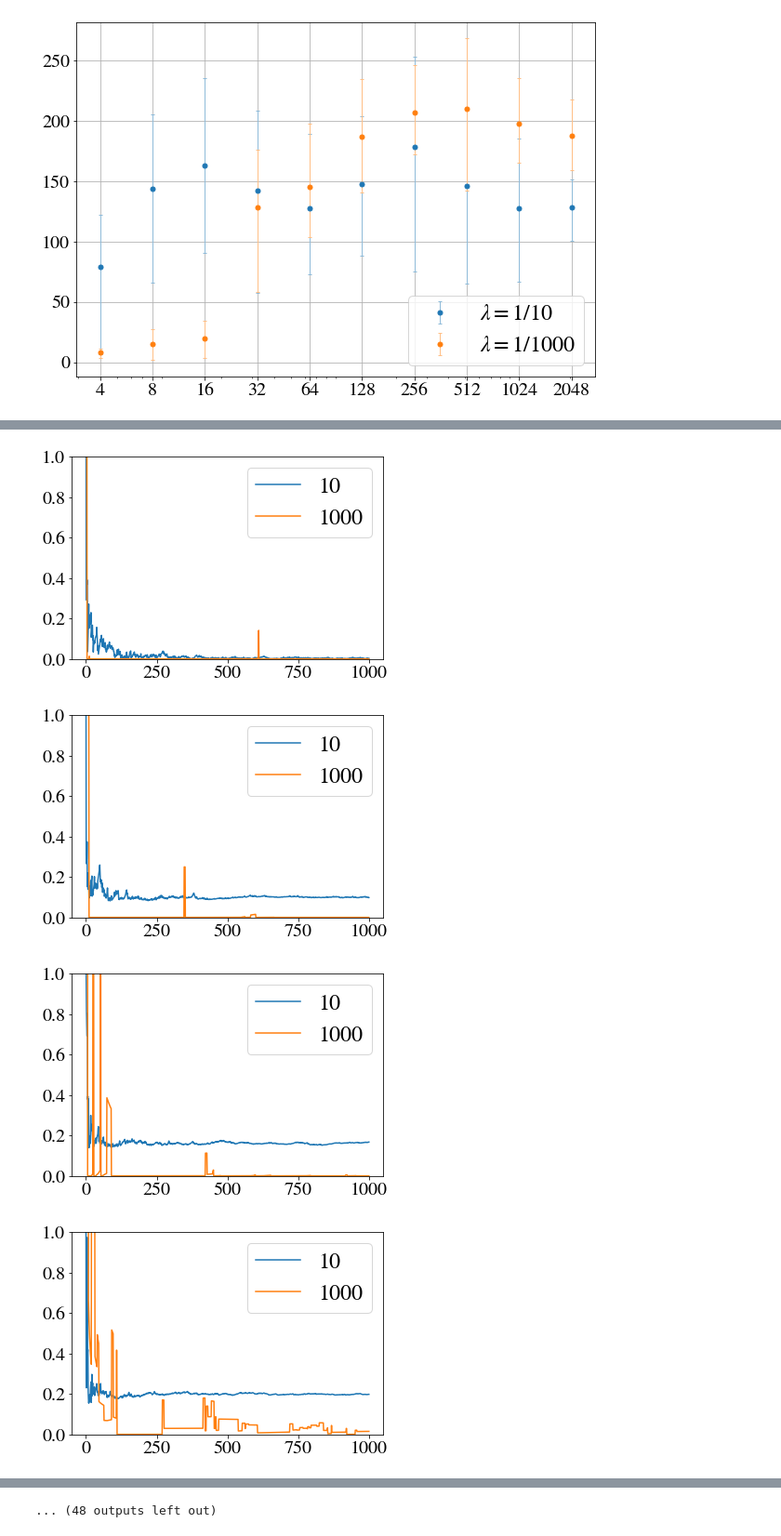
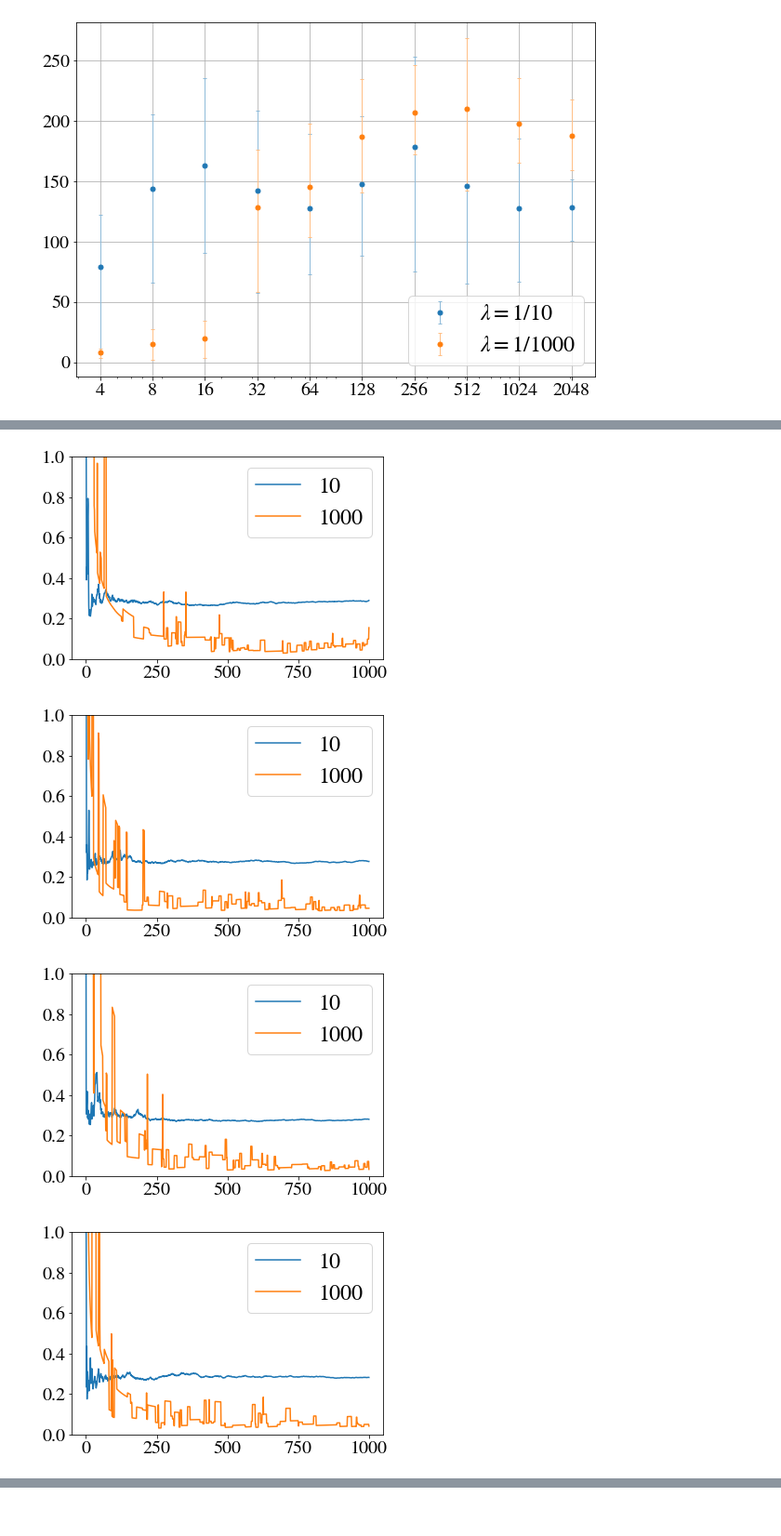
Before and after one commit to gentinettagian/complexity_of_qsvms, a Jupyter notebook: pegasos_qsvm/pegasos_M.ipynb, the cells around one changed output, grey strips where cells are left out. Shown at 93% size. Saved outputs shown, nothing was run; the diff lists cells and outputs as text; code cells hidden in the pictures.

```diff
--- a/pegasos_qsvm/pegasos_M.ipynb
+++ b/pegasos_qsvm/pegasos_M.ipynb
@@ -185,17 +126,17 @@ plt.savefig('plots/pegasos_M_independent.png',dpi=300,bbox_inches='tight')
 # %%
 for j, s in enumerate(seeds):
     for i, M in enumerate(Ms):
+        if M != 512:
+            continue
         plt.figure()
         for k, C in enumerate([10,1000]):
             filename = f'data/dumps/M_dependence_{s}_C_{C}_M_{M}.pkl'
             hinges = np.array(pickle.load(open(filename,'rb')))
             plt.plot(hinges,label=C)
         plt.legend()
         plt.ylim(0,1)
-    if j > 4:
-        break
 # %% [output]
-[figure, old version]
+[figure, new version]
-[figure, old version]
+[figure, new version]
-[figure, old version]
+[figure, new version]
-[figure, old version]
+[figure, new version]
@@ -210 +148,0 @@ for j, s in enumerate(seeds):
-... (48 outputs left out)
```
Also changed, not shown: parts of 5 cells of this notebook, 16 other files.
